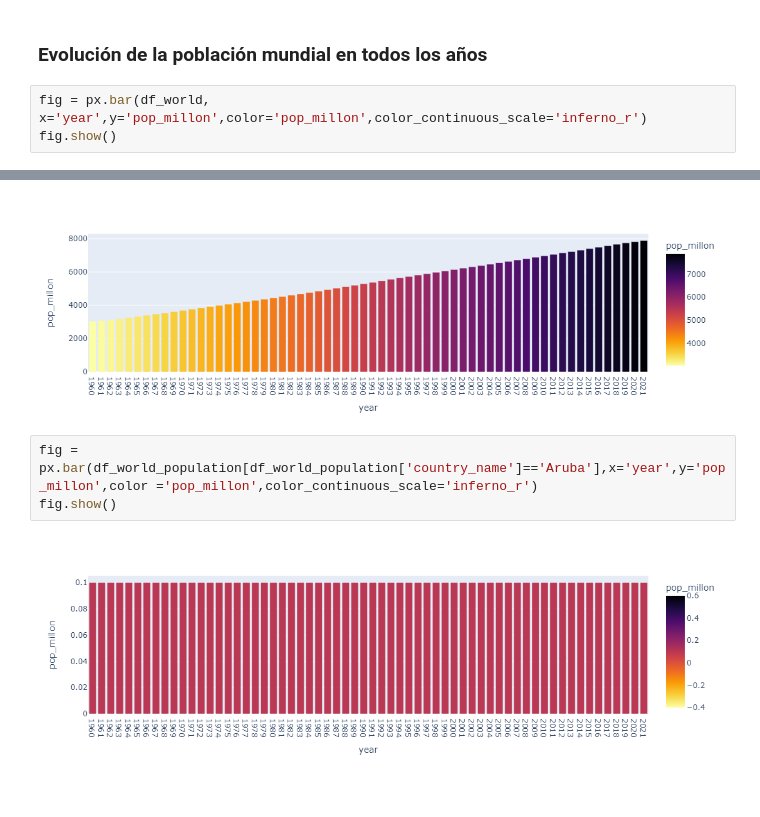
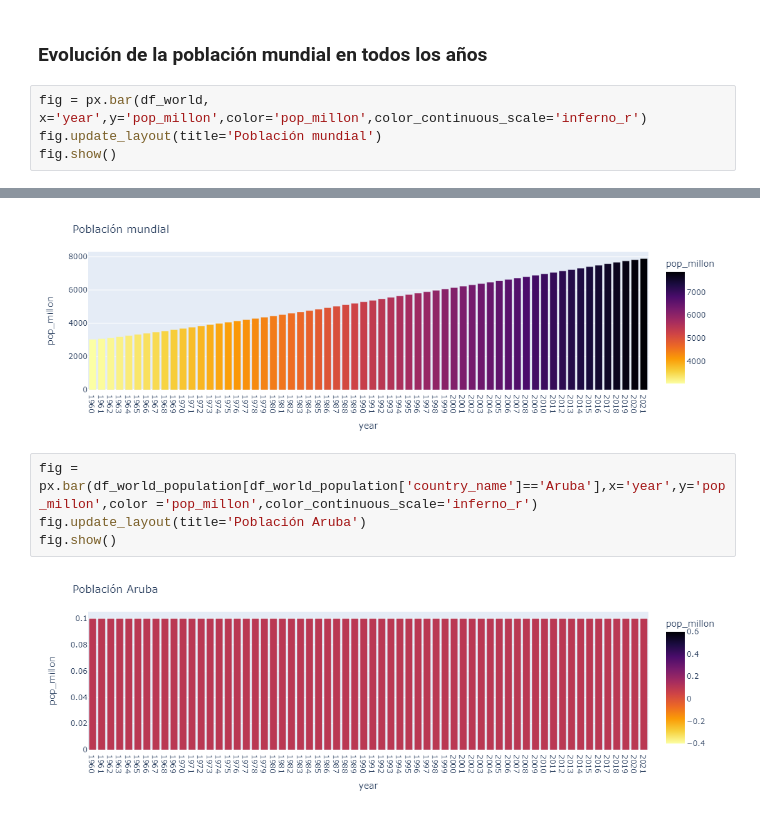
Before and after one commit to vasoto22/pythonetl, a Jupyter notebook: src/etl/transformacion.ipynb, the cells around one changed output, grey strips where cells are left out. Saved outputs shown, nothing was run; the diff lists cells and outputs as text.

```diff
--- a/src/etl/transformacion.ipynb
+++ b/src/etl/transformacion.ipynb
@@ -407,5 +407,6 @@ print(df_world.shape,"\n",df_world.head(2))
 ### Evolución de la población mundial en todos los años
 # %%
 fig = px.bar(df_world, x='year',y='pop_millon',color='pop_millon',color_continuous_scale='inferno_r')
+fig.update_layout(title='Población mundial')
 fig.show()
 # %% [output]
@@ -413,6 +413,7 @@ fig.show()
-[figure, old version]
+[figure, new version]
 # %%
 fig = px.bar(df_world_population[df_world_population['country_name']=='Aruba'],x='year',y='pop_millon',color ='pop_millon',color_continuous_scale='inferno_r')
+fig.update_layout(title='Población Aruba')
 fig.show()
 # %% [output]
-[figure, old version]
+[figure, new version]
```
Also changed, not shown: parts of 11 cells of this notebook.
